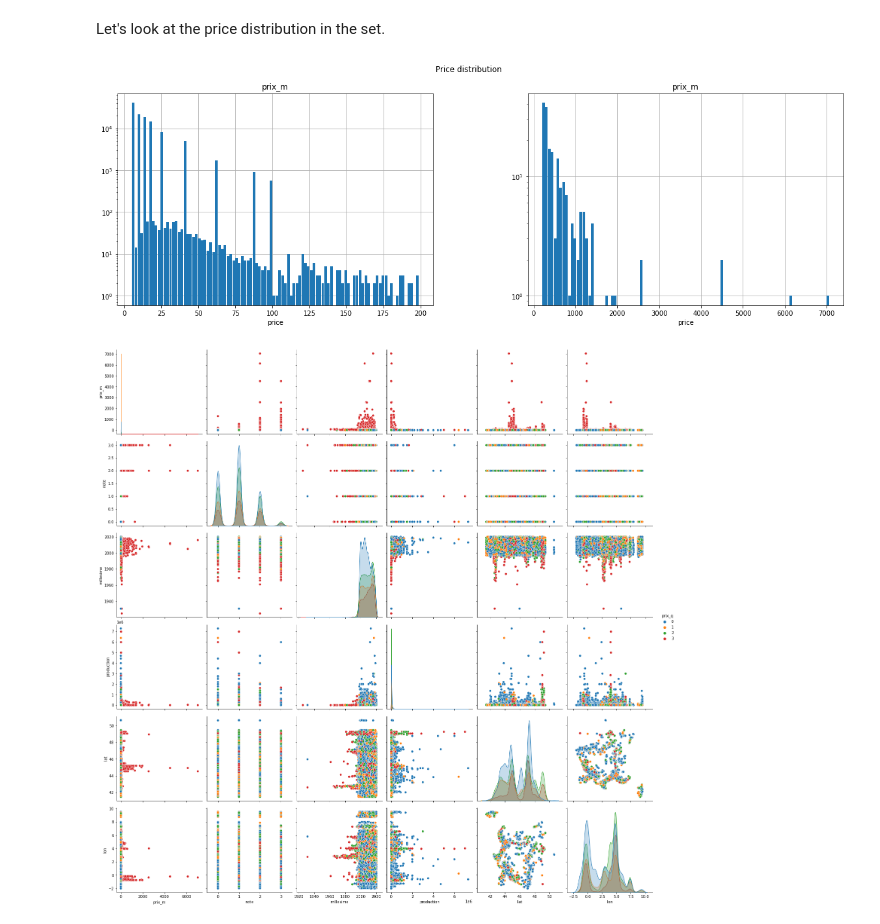
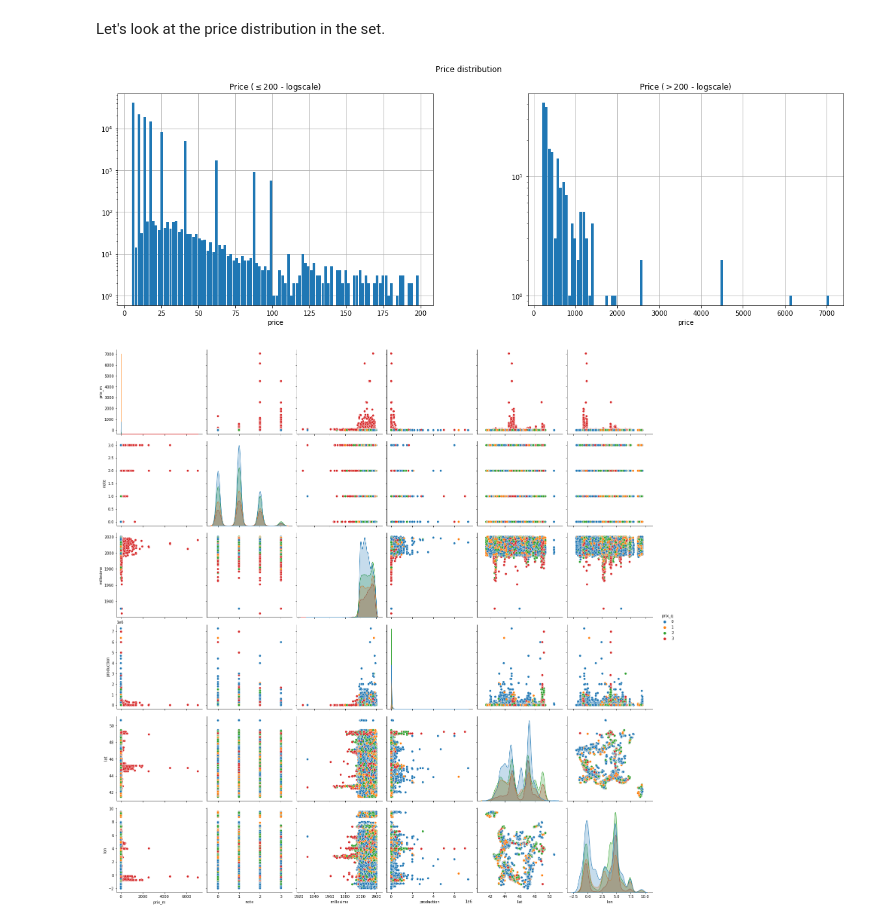
Before and after one commit to guillaumebrl/In-Vino-Veritas, a Jupyter notebook: Starting_kit_2.ipynb, the cells around one changed output. Drawn from its saved outputs; the diff is of its cells as text; code cells hidden in the pictures.

```diff
--- a/Starting_kit_2.ipynb
+++ b/Starting_kit_2.ipynb
@@ -137,14 +142,16 @@ Let's look at the price distribution in the set.
 # %%
 s = 200
 fig, (ax1, ax2) = plt.subplots(nrows=1, ncols=2, figsize = [20,6])
 df_train[df_train['prix_m']<= s].hist(column='prix_m', grid=True, zorder=2, bins=100, rwidth=0.9, ax=ax1, log=True)
 df_train[df_train['prix_m']> s].hist(column='prix_m', grid=True, zorder=2, bins=100, rwidth=0.9, ax=ax2, log=True)
 plt.suptitle('Price distribution')
+ax1.set_title('Price ($\leq {}$ - logscale)'.format(s))
+ax2.set_title('Price ($> {}$ - logscale)'.format(s))
 ax1.set_xlabel('price')
 ax2.set_xlabel('price')
 plt.show()
 # %% [output]
-[figure, old version]
+[figure, new version]
 # %%
 sns.pairplot(df_train, hue='prix_q', vars=['prix_m', 'note', 'millesime', 'production','lat', 'lon'], height=3.5, palette='tab10')
 plt.show()
```
Also changed, not shown: parts of 4 cells of this notebook.
